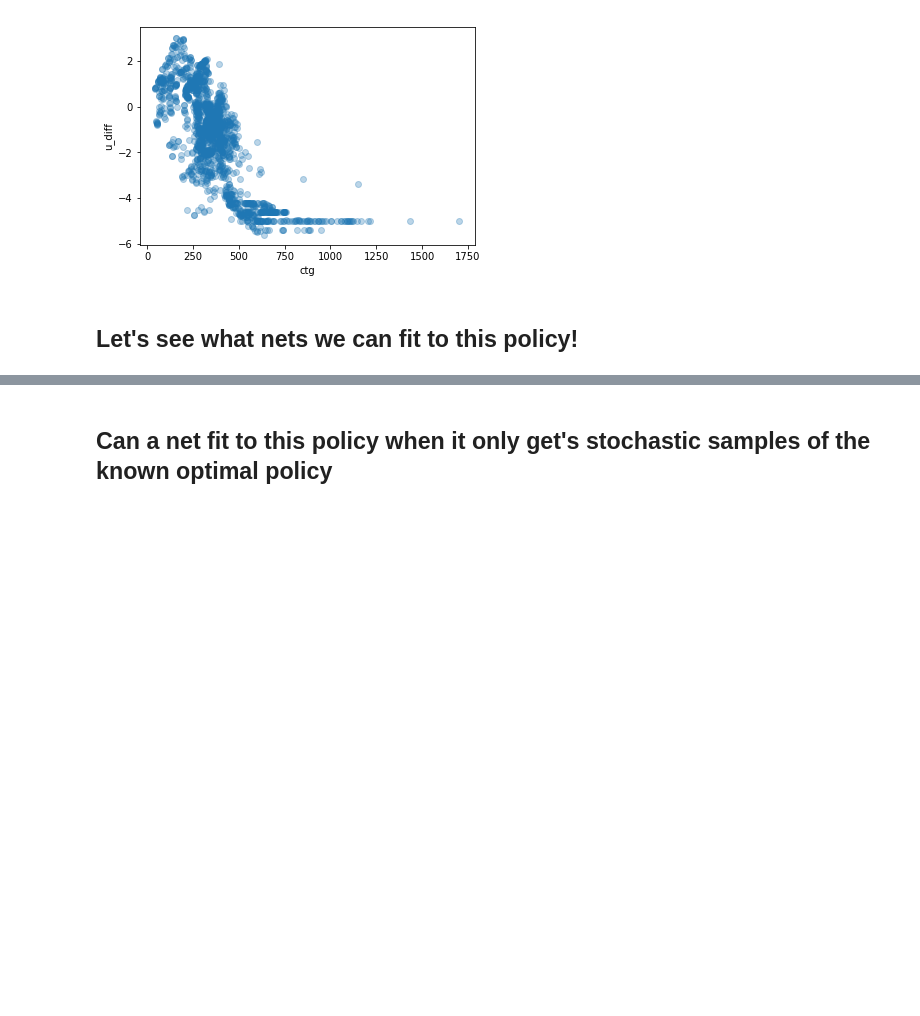
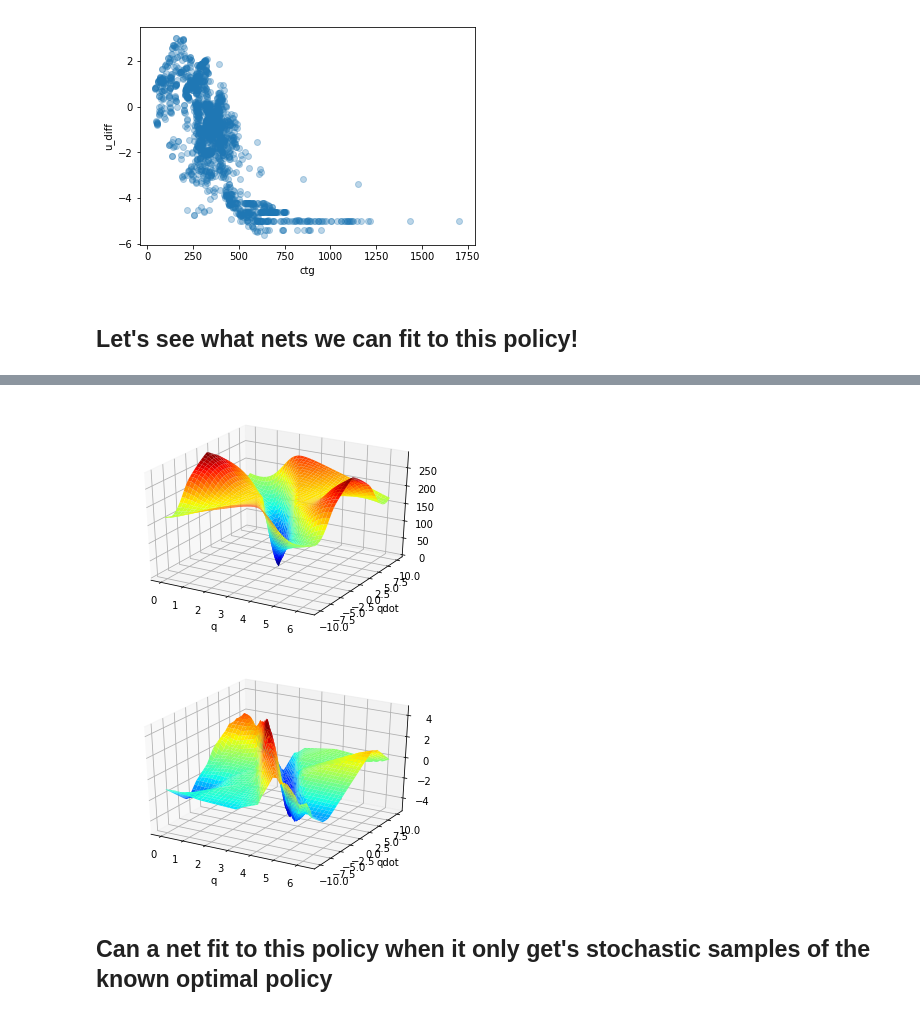
Before and after one commit to robert-verkuil/drake-pytorch, a Jupyter notebook: python/playgrounds/VI/Value Iteration - Pendulum.ipynb, the cells around one changed output, grey strips where cells are left out. Saved outputs shown, nothing was run; the diff lists cells and outputs as text; code cells hidden in the pictures; blank space fills up the shorter version.

```diff
--- a/python/playgrounds/VI/Value Iteration - Pendulum.ipynb
+++ b/python/playgrounds/VI/Value Iteration - Pendulum.ipynb
@@ -497,11 +483,11 @@ import torch.nn.functional as F
 from nn_system.networks import FC, FCBIG, MLPSMALL, MLP
 
 # net = FCBIG(n_inputs=2, h_sz=8)
-# net = FCBIG(n_inputs=2, h_sz=32) # <--- the one!
+net = FCBIG(n_inputs=2, h_sz=32) # <--- the one!
 # net = MLPSMALL(n_inputs=2, h_sz=16)
 # net = MLPSMALL(n_inputs=2, h_sz=32)
 # net = MLP(n_inputs=2, h_sz=8)
-net = MLP(n_inputs=2, h_sz=32)
+# net = MLP(n_inputs=2, h_sz=32)
 
 criterion = nn.MSELoss(reduction="mean")
 # optimizer = optim.SGD(net.parameters(), lr=1e-5, momentum=0.3)
@@ -605,3 +587,5 @@ Finished Training
+[figure, added]
+[figure, added]
 # %% [markdown]
 ## Can a net fit to this policy when it only get's stochastic samples of the known optimal policy
 # %% [markdown]
```
Also changed, not shown: parts of 2 cells of this notebook, 6 other files.
